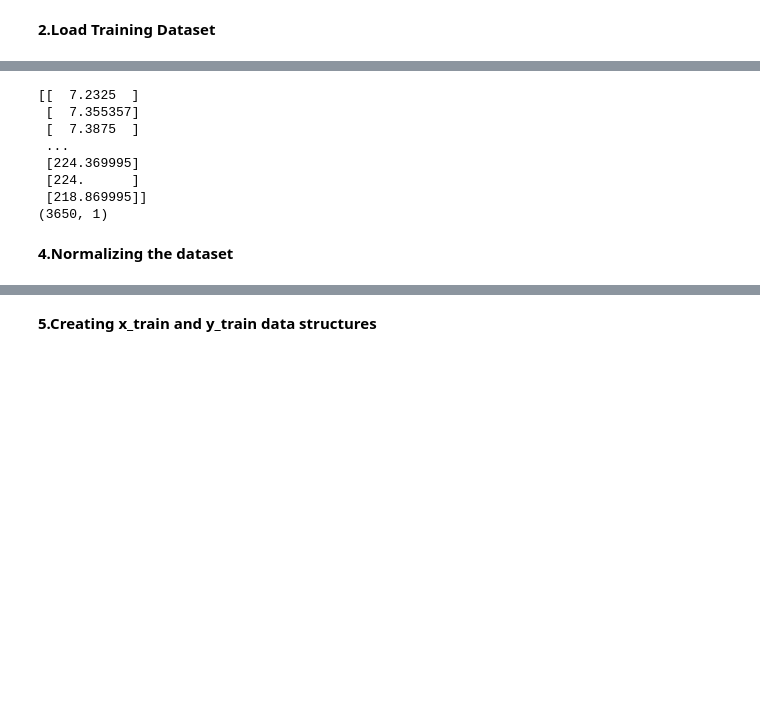
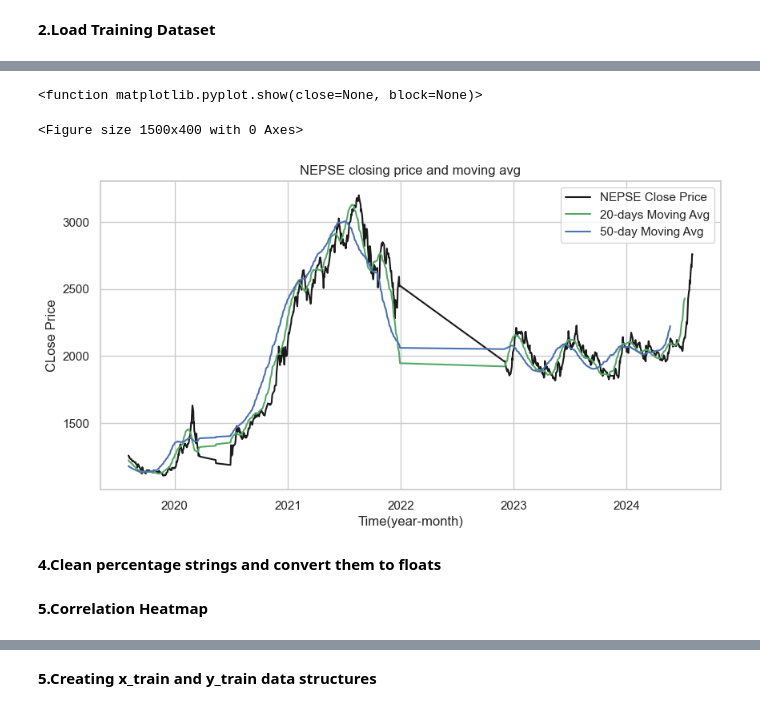
Before and after one commit to SabitaMagr/Stock-Prediction-System, a Jupyter notebook: StockMarket.ipynb, the cells around one changed output, grey strips where cells are left out. Saved outputs shown, nothing was run; the diff lists cells and outputs as text; code cells hidden in the pictures; blank space fills up the shorter version.

```diff
--- a/StockMarket.ipynb
+++ b/StockMarket.ipynb
@@ -4,8 +4,16 @@
 import os
 import numpy as np
 import pandas as pd
+import math
 import matplotlib.pyplot as plt
+import tensorflow as tf
 %matplotlib inline
+
+import seaborn as sns
+sns.set_theme(style="whitegrid")
+
+import warnings
+warnings.filterwarnings("ignore")
 # %% [markdown]
 **2.Load Training Dataset**
 # %%
@@ -23,13 +36,28 @@ dataset_train.head()
 # %%
-training_set=dataset_train.iloc[:,1:2].values
-print(training_set)
-print(training_set.shape)
+df=data.copy() #copy of dataframe data to df
+fin=plt.figure(figsize=(15,4))
+df['MA_20']=df['Close'].rolling(20).mean() #calculates 20 days moving average of the closing price cp
+df['MA_50']=df['Close'].rolling(50).mean()   #calculates 50days moving avearge of cp
+
+fig=plt.figure(figsize=(10,5))  # create new fig with size 10 inch by 5 inches
+fig.set(facecolor="white")
+
+plt.plot(df['Close'],'k',label='NEPSE Close Price')   #plots the cp in balck('k') with label Nepse
+plt.plot(df['MA_20'],'g',label='20-day MA')           #plots 20 days movimng avg with green and lable as 20 days
+plt.plot(df['MA_50'],'b',label='50-day MA')           #plots 50 days movimng avg with blue and lable as 20 days
+
+plt.legend(['NEPSE Close Price','20-days Moving Avg','50-day Moving Avg'],loc='upper right')       #add legend to plot in upper right corner
+plt.title('NEPSE closing price and moving avg')  #set title of the plot
+plt.xlabel('Time(year-month)')           #labels the x-axis
+plt.ylabel('CLose Price')                #labels the y-axis
+
+#specify the path where plot image will be saved
+output_dir_path = "E:\\Desktop\\Final Project\\results\\"
+fig.savefig(output_dir_path + 'original_data_plus_moving_averages.png', dpi=600)     #save fig as png file
+plt.show
 # %% [output]
-[[  7.2325  ]
- [  7.355357]
- [  7.3875  ]
- ...
- [224.369995]
- [224.      ]
- [218.869995]]
-(3650, 1)
+<function matplotlib.pyplot.show(close=None, block=None)>
+<Figure size 1500x400 with 0 Axes>
+[figure, added]
+# %% [markdown]
+**4.Clean percentage strings and convert them to floats**
@@ -36,3 +78,3 @@ print(training_set.shape)
 # %% [markdown]
-**4.Normalizing the dataset**
+**5.Correlation Heatmap**
 # %%
```
Also changed, not shown: parts of 8 cells of this notebook, 5 other files.
